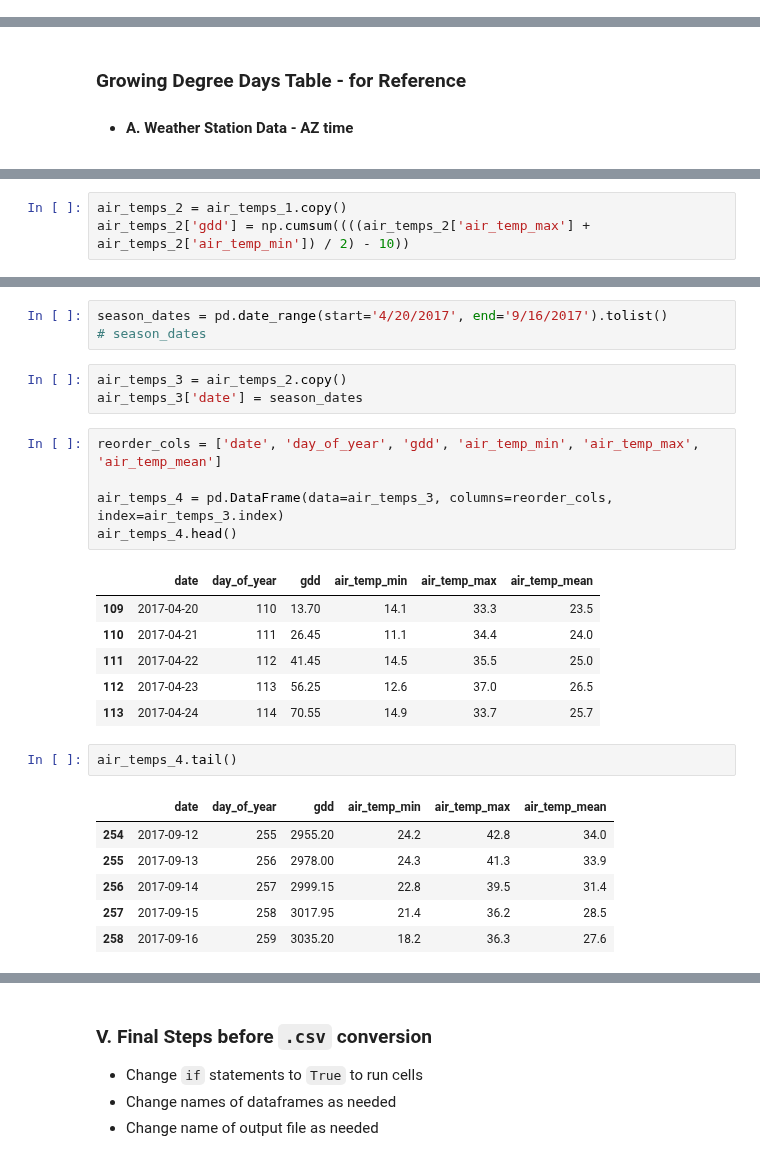
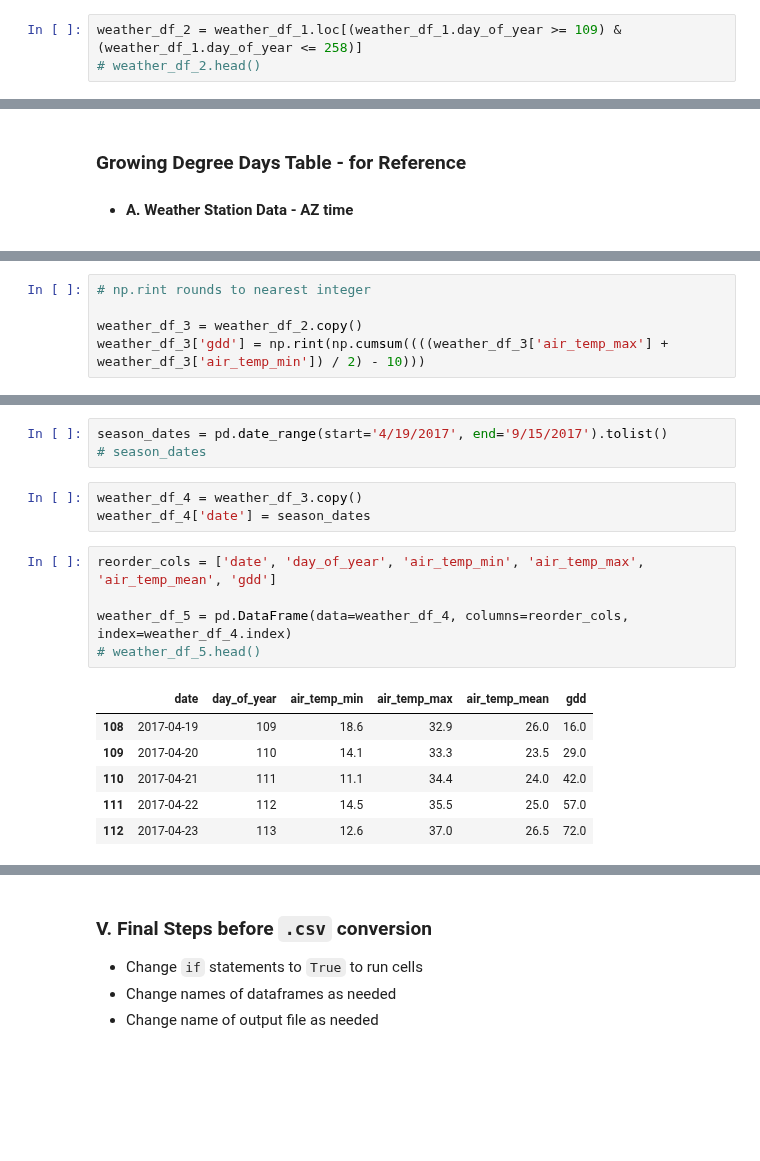
Before and after one commit to genophenoenvo/terraref-datasets, a Jupyter notebook: notebooks/biomass_gdd.ipynb, the cells around one changed output, grey strips where cells are left out. Drawn from its saved outputs; the diff is of its cells as text; blank space fills up the shorter version.

Commit message:
changed dates to az time and rounded gdd values to nearest integer

```diff
--- a/notebooks/biomass_gdd.ipynb
+++ b/notebooks/biomass_gdd.ipynb
@@ -432,0 +426,3 @@ air_temps_1 = air_temps.loc[(air_temps.day_of_year >= 110) & (air_temps.day_of_y
+# %%
+weather_df_2 = weather_df_1.loc[(weather_df_1.day_of_year >= 109) & (weather_df_1.day_of_year <= 258)]
+# weather_df_2.head()
@@ -450,3 +446,5 @@ air_temps_1.head()
 # %%
-air_temps_2 = air_temps_1.copy()
-air_temps_2['gdd'] = np.cumsum((((air_temps_2['air_temp_max'] + air_temps_2['air_temp_min']) / 2) - 10))
+# np.rint rounds to nearest integer
+
+weather_df_3 = weather_df_2.copy()
+weather_df_3['gdd'] = np.rint(np.cumsum((((weather_df_3['air_temp_max'] + weather_df_3['air_temp_min']) / 2) - 10)))
@@ -462,27 +460,18 @@ air_temps_2.tail()
 # %%
-season_dates = pd.date_range(start='4/20/2017', end='9/16/2017').tolist()
+season_dates = pd.date_range(start='4/19/2017', end='9/15/2017').tolist()
 # season_dates
 # %%
-air_temps_3 = air_temps_2.copy()
-air_temps_3['date'] = season_dates
+weather_df_4 = weather_df_3.copy()
+weather_df_4['date'] = season_dates
 # %%
-reorder_cols = ['date', 'day_of_year', 'gdd', 'air_temp_min', 'air_temp_max', 'air_temp_mean']
+reorder_cols = ['date', 'day_of_year', 'air_temp_min', 'air_temp_max', 'air_temp_mean', 'gdd']
 
-air_temps_4 = pd.DataFrame(data=air_temps_3, columns=reorder_cols, index=air_temps_3.index)
-air_temps_4.head()
+weather_df_5 = pd.DataFrame(data=weather_df_4, columns=reorder_cols, index=weather_df_4.index)
+# weather_df_5.head()
 # %% [output]
-|  | date | day_of_year | gdd | air_temp_min | air_temp_max | air_temp_mean |
-| 109 | 2017-04-20 | 110 | 13.70 | 14.1 | 33.3 | 23.5 |
-| 110 | 2017-04-21 | 111 | 26.45 | 11.1 | 34.4 | 24.0 |
-| 111 | 2017-04-22 | 112 | 41.45 | 14.5 | 35.5 | 25.0 |
-| 112 | 2017-04-23 | 113 | 56.25 | 12.6 | 37.0 | 26.5 |
-| 113 | 2017-04-24 | 114 | 70.55 | 14.9 | 33.7 | 25.7 |
+|  | date | day_of_year | air_temp_min | air_temp_max | air_temp_mean | gdd |
+| 108 | 2017-04-19 | 109 | 18.6 | 32.9 | 26.0 | 16.0 |
+| 109 | 2017-04-20 | 110 | 14.1 | 33.3 | 23.5 | 29.0 |
+| 110 | 2017-04-21 | 111 | 11.1 | 34.4 | 24.0 | 42.0 |
+| 111 | 2017-04-22 | 112 | 14.5 | 35.5 | 25.0 | 57.0 |
+| 112 | 2017-04-23 | 113 | 12.6 | 37.0 | 26.5 | 72.0 |
-# %%
-air_temps_4.tail()
-# %% [output]
-|  | date | day_of_year | gdd | air_temp_min | air_temp_max | air_temp_mean |
-| 254 | 2017-09-12 | 255 | 2955.20 | 24.2 | 42.8 | 34.0 |
-| 255 | 2017-09-13 | 256 | 2978.00 | 24.3 | 41.3 | 33.9 |
-| 256 | 2017-09-14 | 257 | 2999.15 | 22.8 | 39.5 | 31.4 |
-| 257 | 2017-09-15 | 258 | 3017.95 | 21.4 | 36.2 | 28.5 |
-| 258 | 2017-09-16 | 259 | 3035.20 | 18.2 | 36.3 | 27.6 |
```
Also changed, not shown: parts of 17 cells of this notebook.
